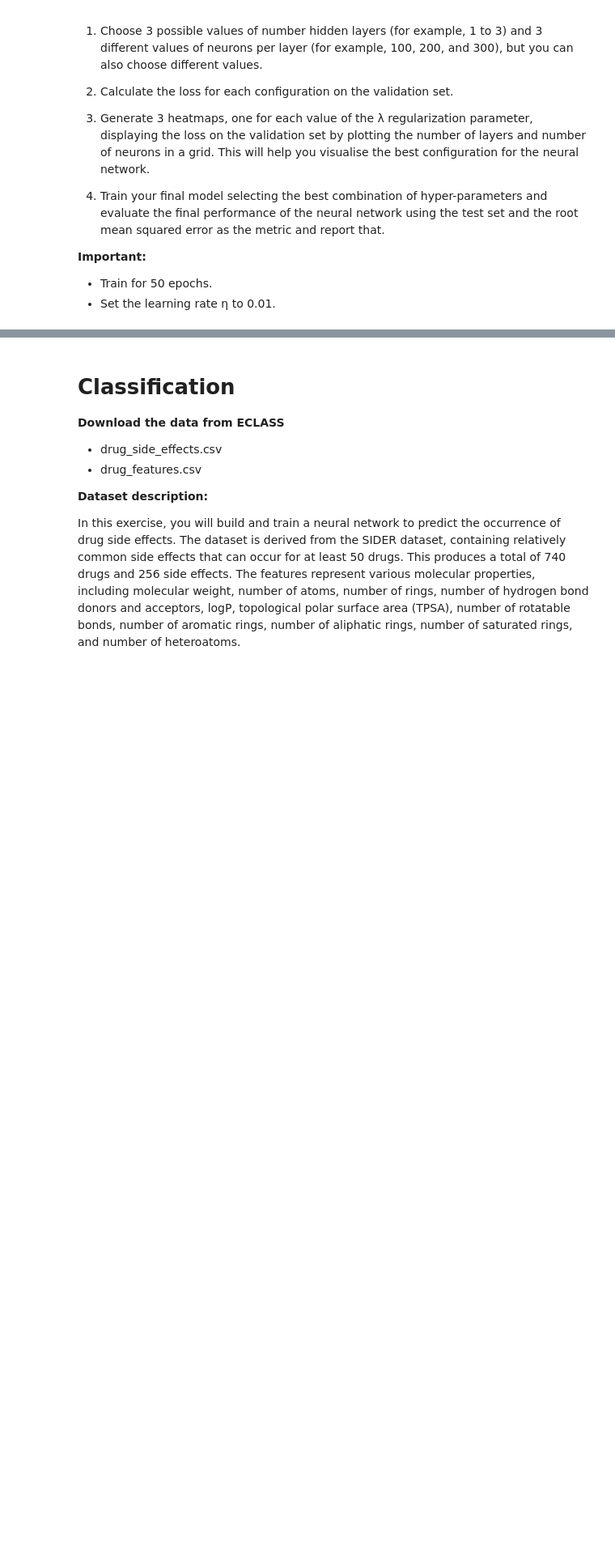
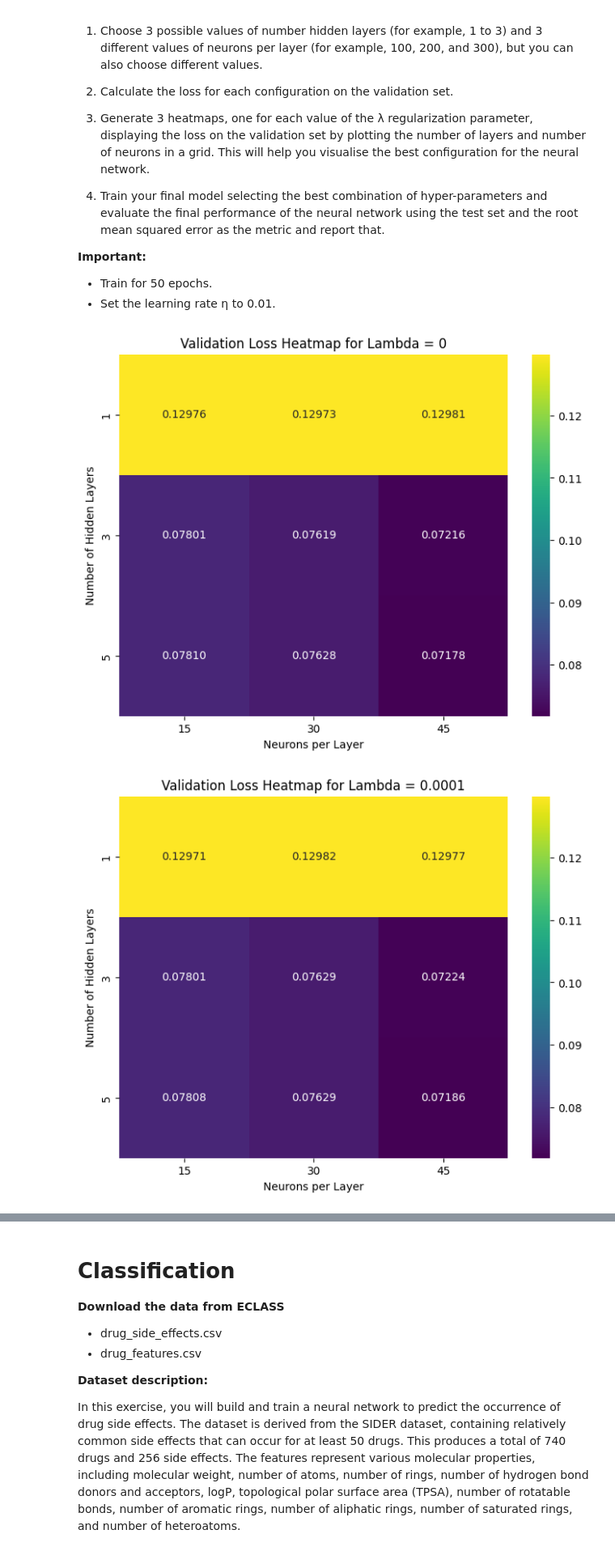
Before and after one commit to gtironi/MachineLearning, a Jupyter notebook: tacd/assigment_3/assigment3.ipynb, the cells around one changed output, grey strips where cells are left out. Shown at 81% size. Cells and saved outputs as stored; diff of their text form; code cells hidden in the pictures; blank space fills up the shorter version.

```diff
--- a/tacd/assigment_3/assigment3.ipynb
+++ b/tacd/assigment_3/assigment3.ipynb
@@ -295,35 +294,38 @@ class GridSearch:
             plt.show()
 # %%
 ## your code goes here:
-
 features = 8
 predictions = 2
 
 dataset_energy = pd.read_csv("data/energy_efficiency.csv")
 
-X = dataset_energy.drop(["Y1", "Y2"], axis=1).values #we will use as array numpy
-y = dataset_energy[["Y1", "Y2"]].values #we will use as array numpy
+X = dataset_energy.drop(["Y1", "Y2"], axis=1).values #we will use as numpy array
+y = dataset_energy[["Y1", "Y2"]].values #we will use as numpy array
 
 X_train, X_test_val, y_train, y_test_val = train_test_split(X, y, train_size=0.70, random_state=42)
 X_val, X_test, y_val, y_test = train_test_split(X_test_val, y_test_val, test_size=0.50, random_state=42)
 
 scaler = MyStandardScaler()
 
-#stantardize the data to prevent overflow
+#stantardize the data to prevent overflow (maybe useless)
 X_train_normalized = np.array(scaler.fit_transform(X_train))
 X_val_normalized = np.array(scaler.transform(X_val))
 X_test_normalized = np.array(scaler.transform(X_test))
 
 param_grid = {
     'num_layers': [1, 3, 5],
     'num_neurons': [15, 30, 45],
     'lambda': [0, 0.0001, 0.01]
 }
 
 grid_search = GridSearch(Network, param_grid)
 
-grid_search.fit(X_train, y_train, X_val, y_val, epochs=50, learning_rate=0.01)
+grid_search.fit(X_train_normalized, y_train, X_val_normalized, y_val, epochs=50, learning_rate=0.01)
 
 grid_search.plot_heatmaps()
 
+#best model parameters
 best_params = grid_search.best_params_
+# %% [output]
+[figure, added]
+[figure, added]
```
Also changed, not shown: parts of 5 cells of this notebook.
